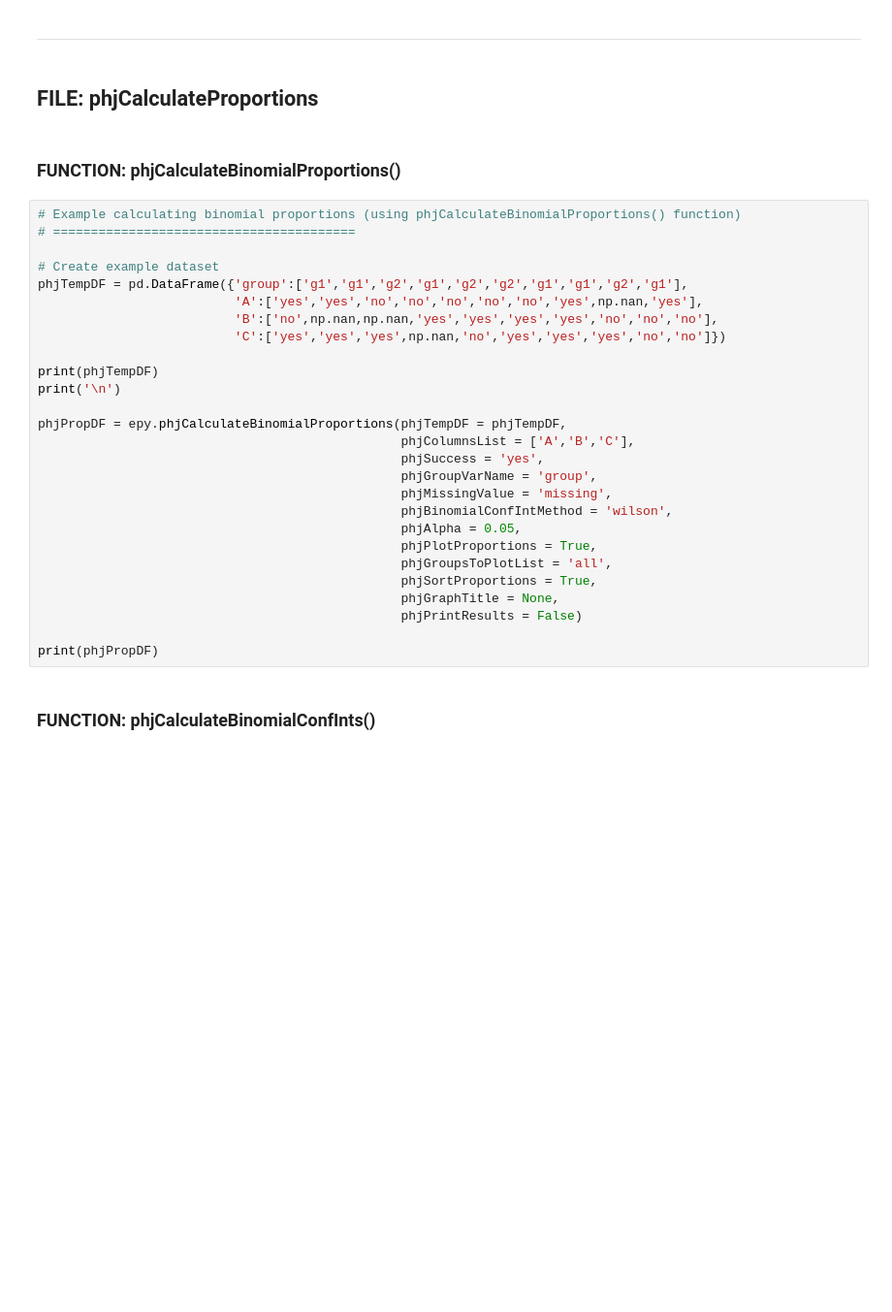
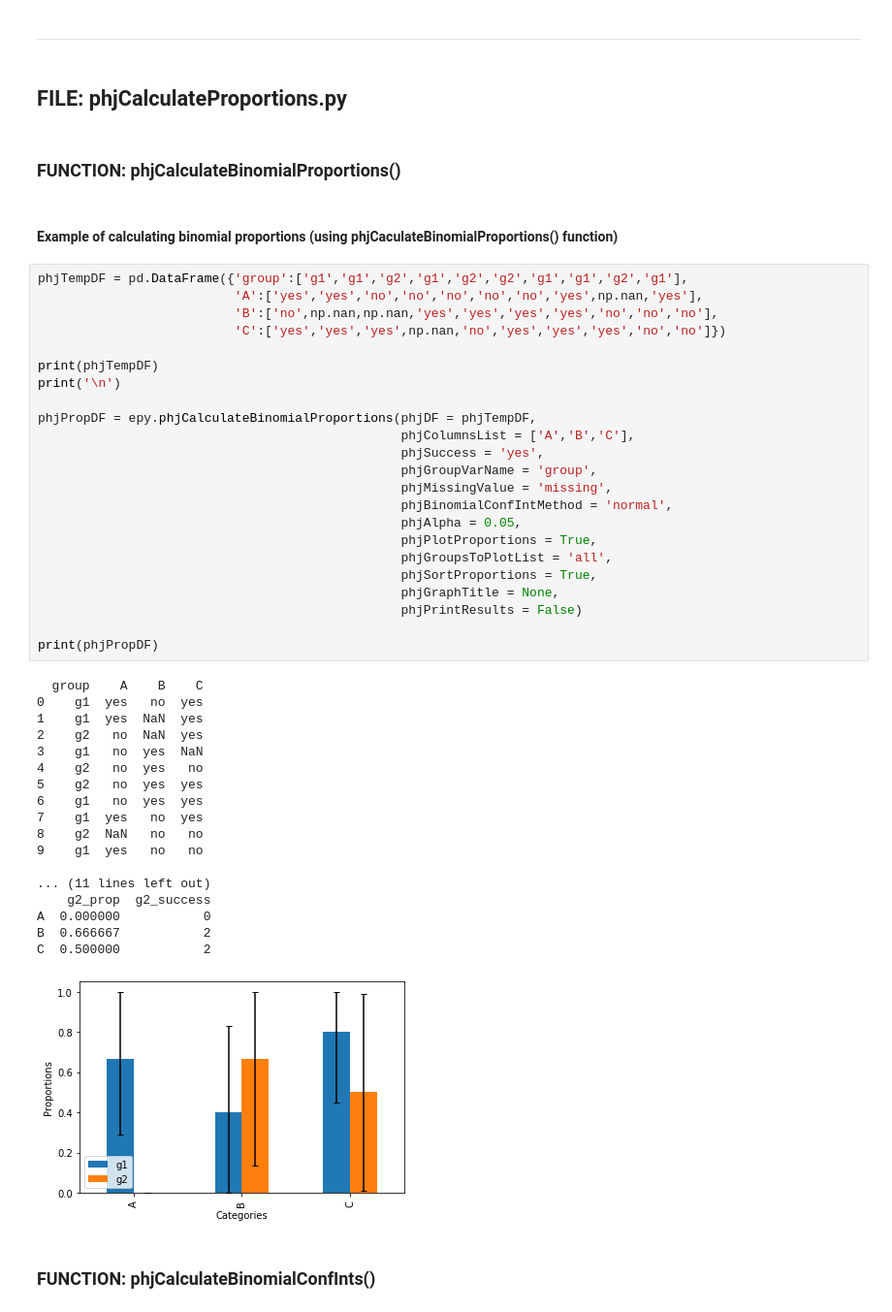
Before and after one commit to lvphj/epydemiology, a Jupyter notebook: phjTestingEpydemiologyFunctions.ipynb, the cells around one changed output. Shown at 97% size. Drawn from its saved outputs; the diff is of its cells as text; blank space fills up the shorter version.

Commit message:
Updates testing functions notebook

```diff
--- a/phjTestingEpydemiologyFunctions.ipynb
+++ b/phjTestingEpydemiologyFunctions.ipynb
@@ -306,35 +500,52 @@ print(phjMatrix)
 # %% [markdown]
 ---
 # %% [markdown]
-## FILE: phjCalculateProportions
+## FILE: phjCalculateProportions.py
 # %% [markdown]
 ### FUNCTION: phjCalculateBinomialProportions()
+# %% [markdown]
+#### Example of calculating binomial proportions (using phjCaculateBinomialProportions() function)
 # %%
-# Example calculating binomial proportions (using phjCalculateBinomialProportions() function)
-# ========================================
-
-# Create example dataset
 phjTempDF = pd.DataFrame({'group':['g1','g1','g2','g1','g2','g2','g1','g1','g2','g1'],
                           'A':['yes','yes','no','no','no','no','no','yes',np.nan,'yes'],
                           'B':['no',np.nan,np.nan,'yes','yes','yes','yes','no','no','no'],
                           'C':['yes','yes','yes',np.nan,'no','yes','yes','yes','no','no']})
 
 print(phjTempDF)
 print('\n')
 
-phjPropDF = epy.phjCalculateBinomialProportions(phjTempDF = phjTempDF,
+phjPropDF = epy.phjCalculateBinomialProportions(phjDF = phjTempDF,
                                                 phjColumnsList = ['A','B','C'],
                                                 phjSuccess = 'yes',
                                                 phjGroupVarName = 'group',
                                                 phjMissingValue = 'missing',
-                                                phjBinomialConfIntMethod = 'wilson',
+                                                phjBinomialConfIntMethod = 'normal',
                                                 phjAlpha = 0.05,
                                                 phjPlotProportions = True,
                                                 phjGroupsToPlotList = 'all',
                                                 phjSortProportions = True,
                                                 phjGraphTitle = None,
                                                 phjPrintResults = False)
 
 print(phjPropDF)
+# %% [output]
+  group    A    B    C
+0    g1  yes   no  yes
+1    g1  yes  NaN  yes
+2    g2   no  NaN  yes
+3    g1   no  yes  NaN
+4    g2   no  yes   no
+5    g2   no  yes  yes
+6    g1   no  yes  yes
+7    g1  yes   no  yes
+8    g2  NaN   no   no
+9    g1  yes   no   no
+
+... (11 lines left out)
+    g2_prop  g2_success
+A  0.000000           0
+B  0.666667           2
+C  0.500000           2
+[figure, added]
 # %% [markdown]
 ### FUNCTION: phjCalculateBinomialConfInts()
```
Also changed, not shown: parts of 60 cells of this notebook.
